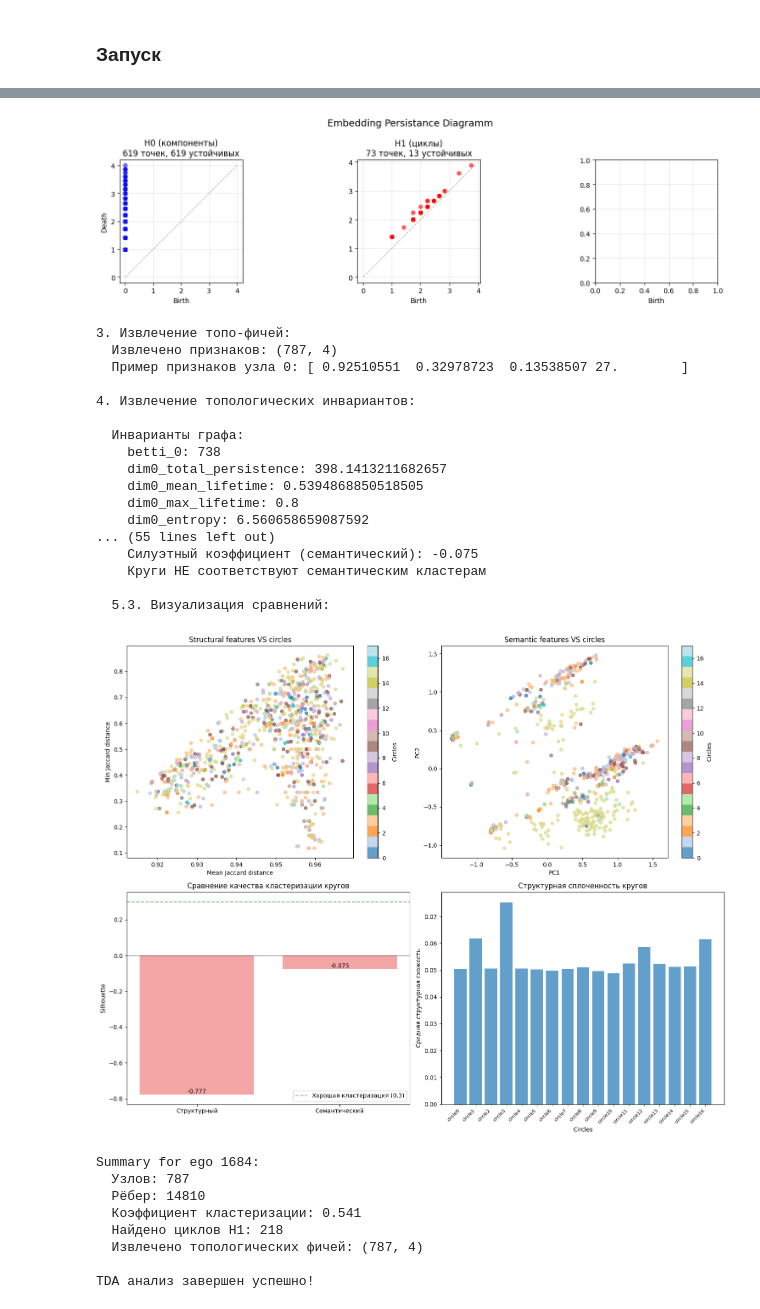
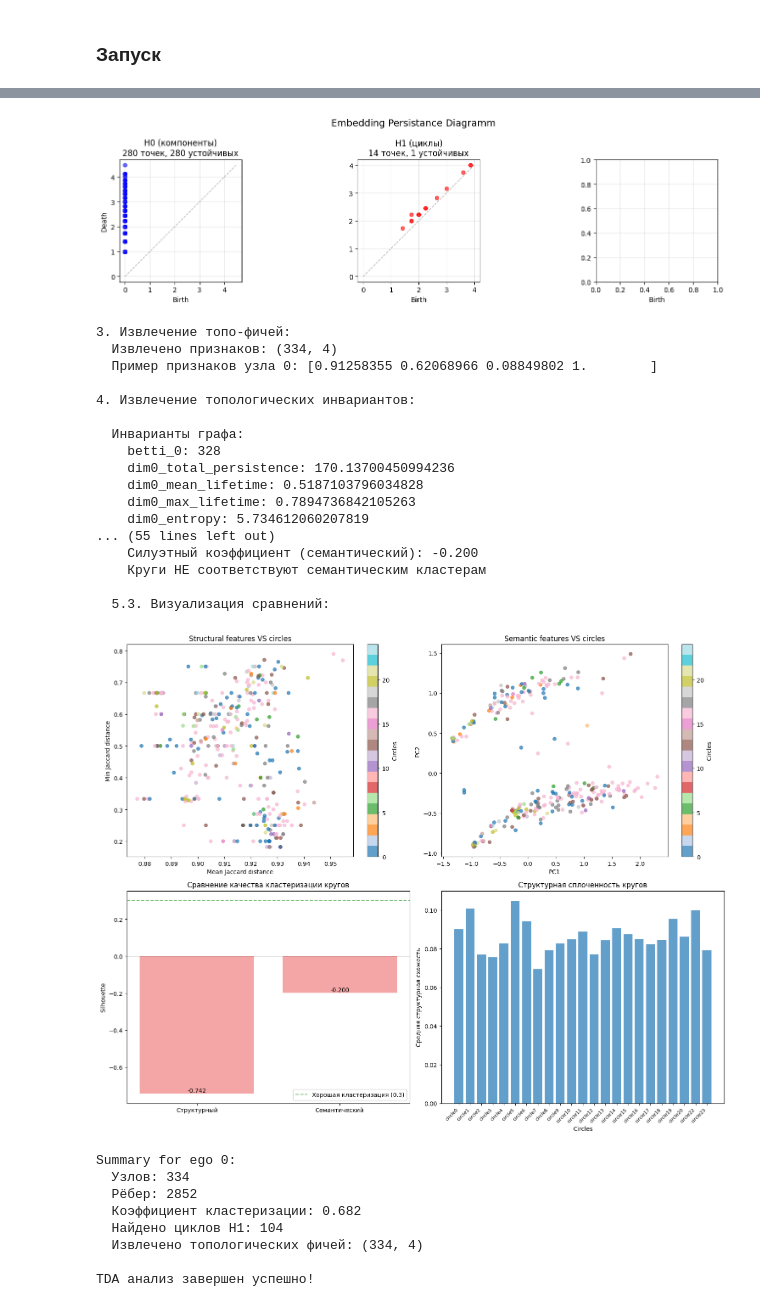
Before and after one commit to dandy472/DLS_Project_GNN, a Jupyter notebook: 2. TDA.ipynb, the cells around one changed output, grey strips where cells are left out. Drawn from its saved outputs; the diff is of its cells as text; code cells hidden in the pictures.

```diff
--- a/2. TDA.ipynb
+++ b/2. TDA.ipynb
@@ -705,7 +705,7 @@ def tda_pipeline(ego_data, ego_id=None):
 # %% [markdown]
 ### Запуск
 # %%
-ego_id='1684'
+ego_id='0'
 results_tda = tda_pipeline(ego_networks[ego_id], ego_id)
 
 if results_tda:
@@ -742,29 +742,29 @@ TDA analysis for ego-network 1684
   Максимальное время жизни: 0.5040
-[figure, old version]
+[figure, new version]
 3. Извлечение топо-фичей:
-  Извлечено признаков: (787, 4)
-  Пример признаков узла 0: [ 0.92510551  0.32978723  0.13538507 27.        ]
+  Извлечено признаков: (334, 4)
+  Пример признаков узла 0: [0.91258355 0.62068966 0.08849802 1.        ]
 
 4. Извлечение топологических инвариантов:
 
   Инварианты графа:
-    betti_0: 738
-    dim0_total_persistence: 398.1413211682657
-    dim0_mean_lifetime: 0.5394868850518505
-    dim0_max_lifetime: 0.8
-    dim0_entropy: 6.560658659087592
+    betti_0: 328
+    dim0_total_persistence: 170.13700450994236
+    dim0_mean_lifetime: 0.5187103796034828
+    dim0_max_lifetime: 0.7894736842105263
+    dim0_entropy: 5.734612060207819
 ... (55 lines left out)
-    Силуэтный коэффициент (семантический): -0.075
+    Силуэтный коэффициент (семантический): -0.200
     Круги НЕ соответствуют семантическим кластерам
 
   5.3. Визуализация сравнений:
-[figure, old version]
+[figure, new version]
-Summary for ego 1684:
-  Узлов: 787
-  Рёбер: 14810
-  Коэффициент кластеризации: 0.541
-  Найдено циклов H1: 218
-  Извлечено топологических фичей: (787, 4)
+Summary for ego 0:
+  Узлов: 334
+  Рёбер: 2852
+  Коэффициент кластеризации: 0.682
+  Найдено циклов H1: 104
+  Извлечено топологических фичей: (334, 4)
 
 TDA анализ завершен успешно!
 # %% [markdown]
```
Also changed, not shown: parts of 12 cells of this notebook.
